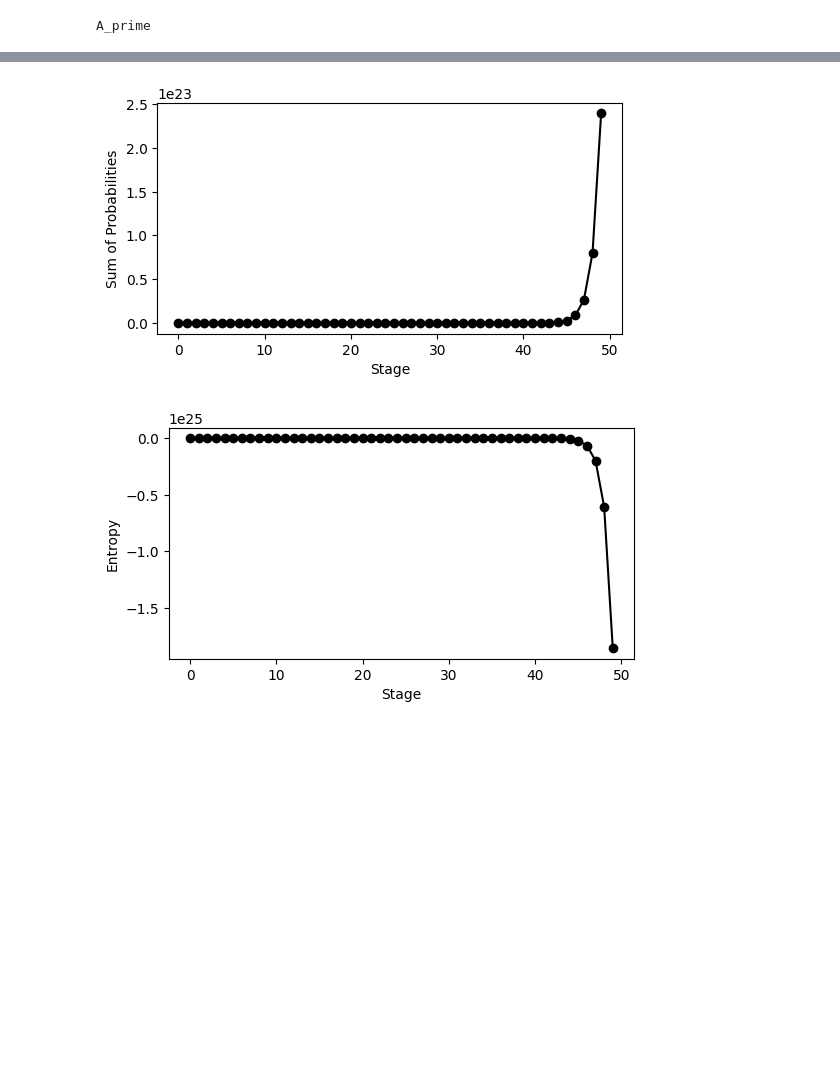
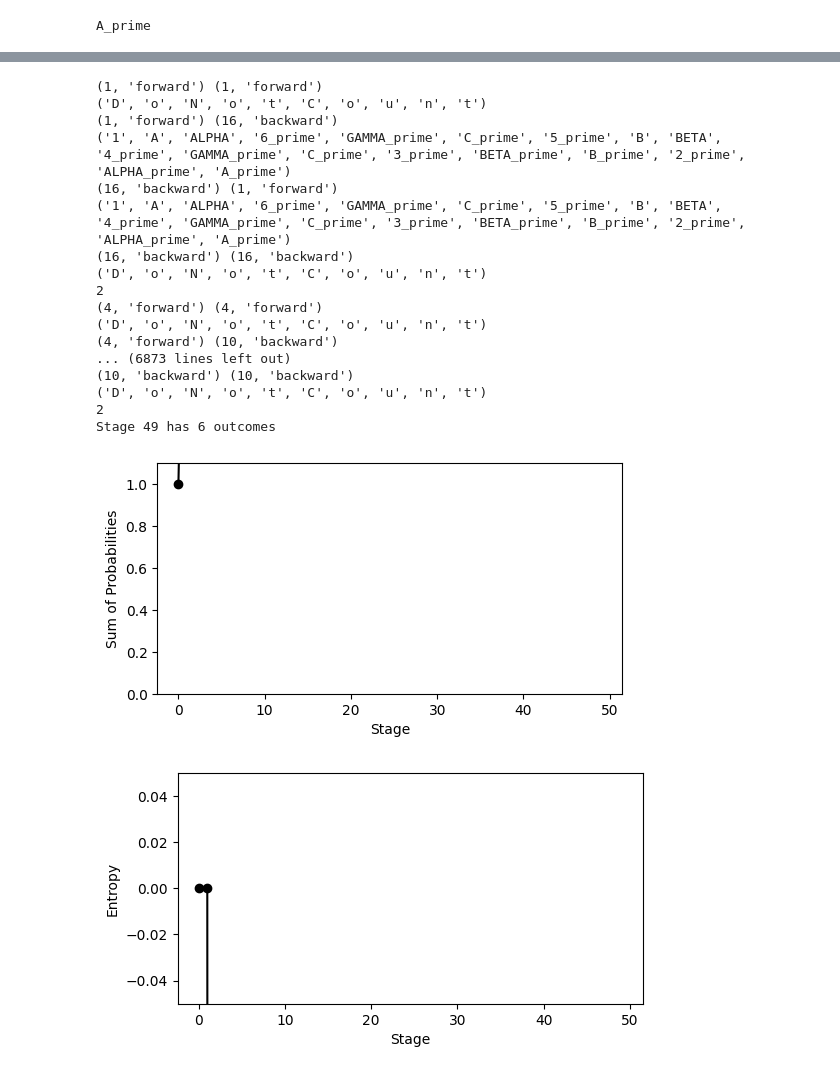
Before and after one commit to ThomasPanYongling/DNA-Recombinase, a Jupyter notebook: State machines.ipynb, the cells around one changed output, grey strips where cells are left out. Saved outputs shown, nothing was run; the diff lists cells and outputs as text; code cells hidden in the pictures; blank space fills up the shorter version.

```diff
--- a/State machines.ipynb
+++ b/State machines.ipynb
@@ -200,3 +149,37 @@ detect_pair_KET(initial_dna_sequence_0,['B','BETA'])
+# %%
+
+def detect_pair_BRA(DNA,site):
+    site_length = len(site)
+    start_positions = []
+    end_positions = []
+
+    # Slide through the DNA looking for matches
+    for i in range(len(DNA) - site_length + 1):
+        # Check if current window matches the site
+        DNA_window=DNA[i:i+site_length]
+        if DNA_window == site:
+            start_positions.append((i,'forward'))#computer positions
+        elif DNA_window == inverse_composite(site):
+            start_positions.append((i,'backward'))#computer positions
+
+
+    return start_positions
+
+def detect_pair_KET(DNA,site):
+    site_length = len(site)
+    start_positions = []
+    end_positions = []
+
+    # Slide through the DNA looking for matches
+    for i in range(len(DNA) - site_length + 1):
+        # Check if current window matches the site
+        DNA_window=DNA[i:i+site_length]
+        if DNA_window == site:
+            start_positions.append((i,'forward'))#computer positions
+        elif DNA_window == inverse_composite(site):
+            start_positions.append((i,'backward'))#computer positions
+
+    return start_positions
 # %%
 
 
@@ -228,5 +211,6 @@ def evaluate_colour_IS110(DNA,choice1,choice2):
             result= delete_between(DNA,num1+1,num2+1)
         else :
             result= 'DoNotCount'
-
+    if choice1==choice2:
+        result='DoNotCount'
     return result
@@ -309,19 +296,36 @@ def probability_calculation(DNA,pairs_pool,numberofevents=30,print_output=0):
 # %%
 data={}
 initial_dna_sequence_3=[
 '1', 'A', 'ALPHA',
 '2', 'B', 'BETA',
 '3', 'C', 'GAMMA',
-'4', 'BETA', 'B',
+'4', 'BETA_prime', 'B_prime',
 '5', 'C', 'GAMMA',
-'6', 'ALPHA','A']
+'6', 'ALPHA_prime','A_prime']
 
 #pairs_pool_2=[(['A','ALPHA'],['BETA','B']),(['A','BETA_prime'],['ALPHA_prime','B']),(['A','ALPHA'],['ALPHA','A'])]
-pairs_pool_3=[(['A','ALPHA'],['ALPHA','A']),(['B','BETA'],['BETA','B']),(['C','GAMMA'],['GAMMA','C'])]
-outcome_lists= probability_calculation(initial_dna_sequence_3,pairs_pool_3,numberofevents=50)
+pairs_pool_3=[(['A','ALPHA'],['A','ALPHA']),(['B','BETA'],['B','BETA']),(['C','GAMMA'],['C','GAMMA'])]
+outcome_lists= probability_calculation(initial_dna_sequence_3,pairs_pool_3,numberofevents=50,print_T=1,print_output=1)
 # %% [output]
+(1, 'forward') (1, 'forward')
+('D', 'o', 'N', 'o', 't', 'C', 'o', 'u', 'n', 't')
+(1, 'forward') (16, 'backward')
+('1', 'A', 'ALPHA', '6_prime', 'GAMMA_prime', 'C_prime', '5_prime', 'B', 'BETA', '4_prime', 'GAMMA_prime', 'C_prime', '3_prime', 'BETA_prime', 'B_prime', '2_prime', 'ALPHA_prime', 'A_prime')
+(16, 'backward') (1, 'forward')
+('1', 'A', 'ALPHA', '6_prime', 'GAMMA_prime', 'C_prime', '5_prime', 'B', 'BETA', '4_prime', 'GAMMA_prime', 'C_prime', '3_prime', 'BETA_prime', 'B_prime', '2_prime', 'ALPHA_prime', 'A_prime')
+(16, 'backward') (16, 'backward')
+('D', 'o', 'N', 'o', 't', 'C', 'o', 'u', 'n', 't')
+2
+(4, 'forward') (4, 'forward')
+('D', 'o', 'N', 'o', 't', 'C', 'o', 'u', 'n', 't')
+(4, 'forward') (10, 'backward')
+... (6873 lines left out)
+(10, 'backward') (10, 'backward')
+('D', 'o', 'N', 'o', 't', 'C', 'o', 'u', 'n', 't')
+2
+Stage 49 has 6 outcomes
-[figure, old version]
+[figure, new version]
-[figure, old version]
+[figure, new version]
 # %%
 DNA_sequence=[
 '1', 'A', 'ALPHA',
```
Also changed, not shown: parts of 8 cells of this notebook.
